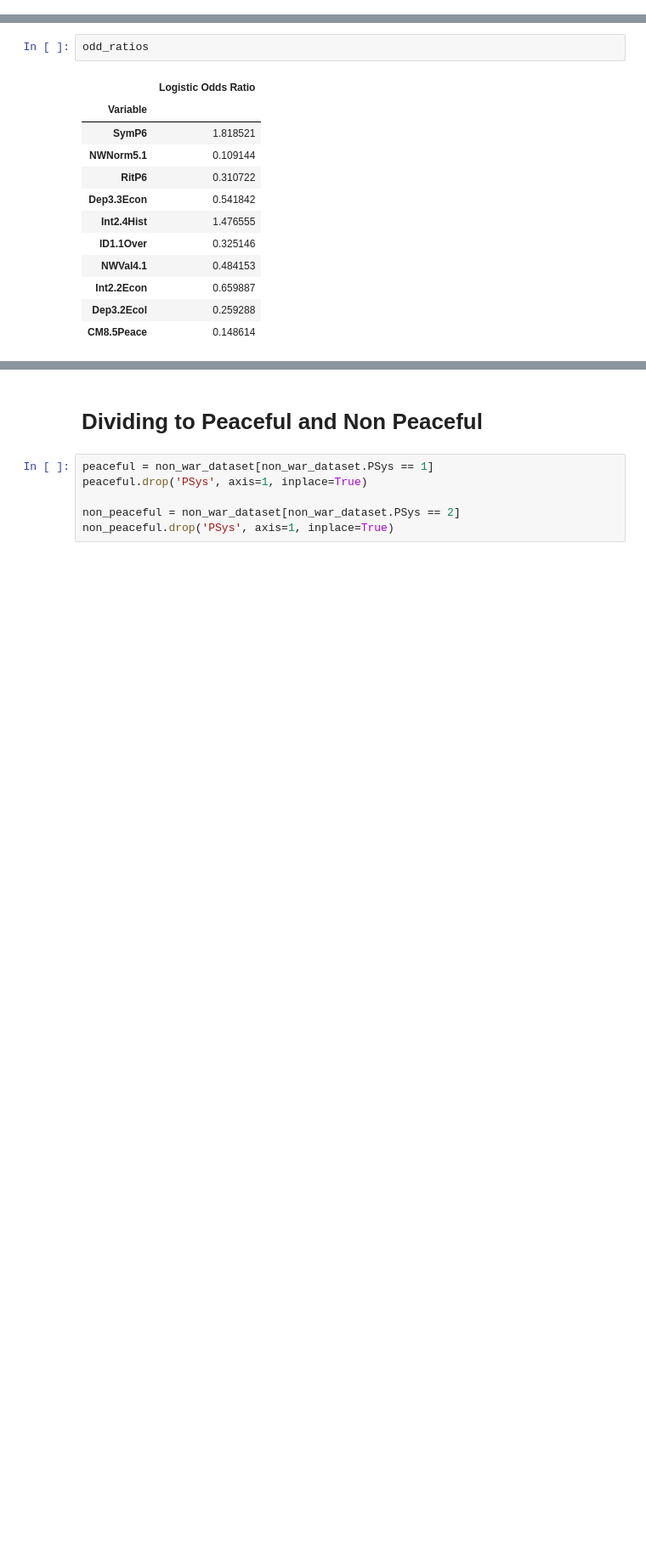
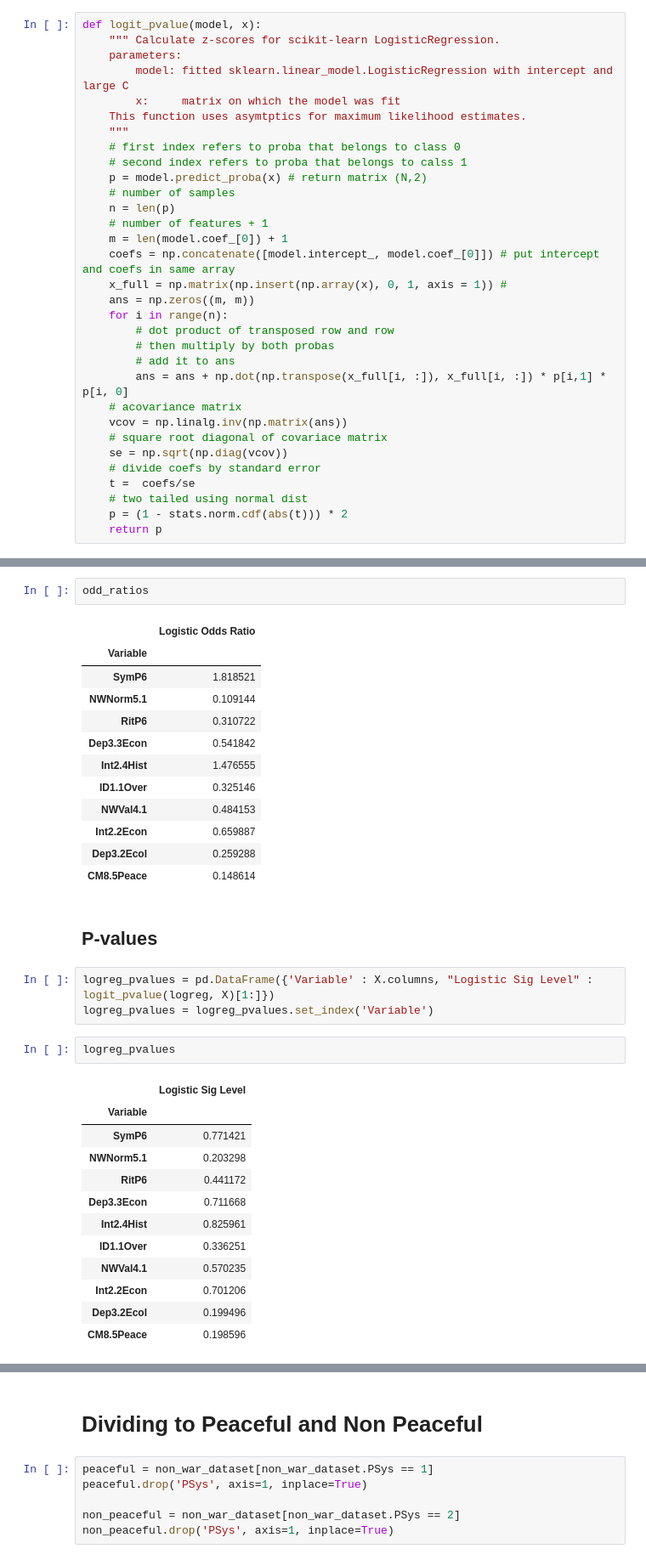
Before and after one commit to knarfamlap/Peace_System, a Jupyter notebook: non_war_related_vars.ipynb, the cells around one changed output, grey strips where cells are left out. Shown: that part at 85% size. Cells and saved outputs as stored; diff of their text form; blank space fills up the shorter version.

Commit message:
runs pvalues function on war and non war vars

```diff
--- a/non_war_related_vars.ipynb
+++ b/non_war_related_vars.ipynb
@@ -23,6 +23,38 @@ def load_peace_sys_data():
 # %%
 def get_odds_ratios(coefs):
     return np.exp(coefs[0])
+# %%
+def logit_pvalue(model, x):
+    """ Calculate z-scores for scikit-learn LogisticRegression.
+    parameters:
+        model: fitted sklearn.linear_model.LogisticRegression with intercept and large C
+        x:     matrix on which the model was fit
+    This function uses asymtptics for maximum likelihood estimates.
+    """
+    # first index refers to proba that belongs to class 0
+    # second index refers to proba that belongs to calss 1
+    p = model.predict_proba(x) # return matrix (N,2)
+    # number of samples
+    n = len(p)
+    # number of features + 1
+    m = len(model.coef_[0]) + 1
+    coefs = np.concatenate([model.intercept_, model.coef_[0]]) # put intercept and coefs in same array
+    x_full = np.matrix(np.insert(np.array(x), 0, 1, axis = 1)) #
+    ans = np.zeros((m, m))
+    for i in range(n):
+        # dot product of transposed row and row
+        # then multiply by both probas
+        # add it to ans
+        ans = ans + np.dot(np.transpose(x_full[i, :]), x_full[i, :]) * p[i,1] * p[i, 0]
+    # acovariance matrix
+    vcov = np.linalg.inv(np.matrix(ans))
+    # square root diagonal of covariace matrix
+    se = np.sqrt(np.diag(vcov))
+    # divide coefs by standard error
+    t =  coefs/se
+    # two tailed using normal dist
+    p = (1 - stats.norm.cdf(abs(t))) * 2
+    return p
 # %%
 peace_sys = load_peace_sys_data()
 
@@ -210,3 +242,23 @@ odd_ratios
 | Int2.2Econ | 0.659887 |
 | Dep3.2Ecol | 0.259288 |
 | CM8.5Peace | 0.148614 |
+# %% [markdown]
+## P-values
+# %%
+logreg_pvalues = pd.DataFrame({'Variable' : X.columns, "Logistic Sig Level" : logit_pvalue(logreg, X)[1:]})
+logreg_pvalues = logreg_pvalues.set_index('Variable')
+# %%
+logreg_pvalues
+# %% [output]
+|  | Logistic Sig Level |
+| Variable |  |
+| SymP6 | 0.771421 |
+| NWNorm5.1 | 0.203298 |
+| RitP6 | 0.441172 |
+| Dep3.3Econ | 0.711668 |
+| Int2.4Hist | 0.825961 |
+| ID1.1Over | 0.336251 |
+| NWVal4.1 | 0.570235 |
+| Int2.2Econ | 0.701206 |
+| Dep3.2Ecol | 0.199496 |
+| CM8.5Peace | 0.198596 |
```
Also changed, not shown: parts of 6 cells of this notebook, 3 other files.
